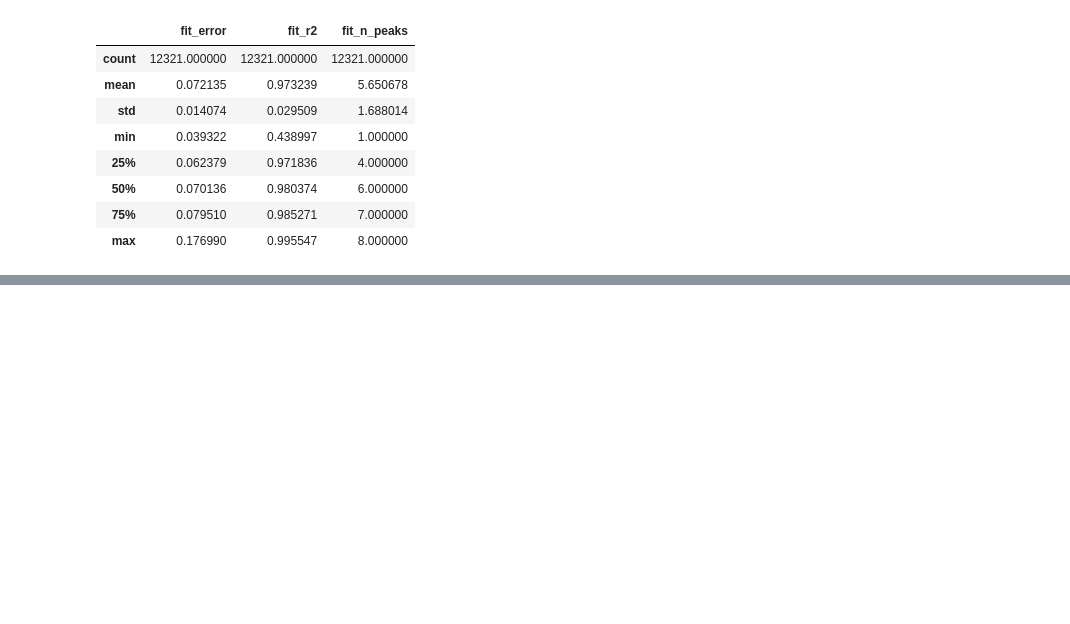
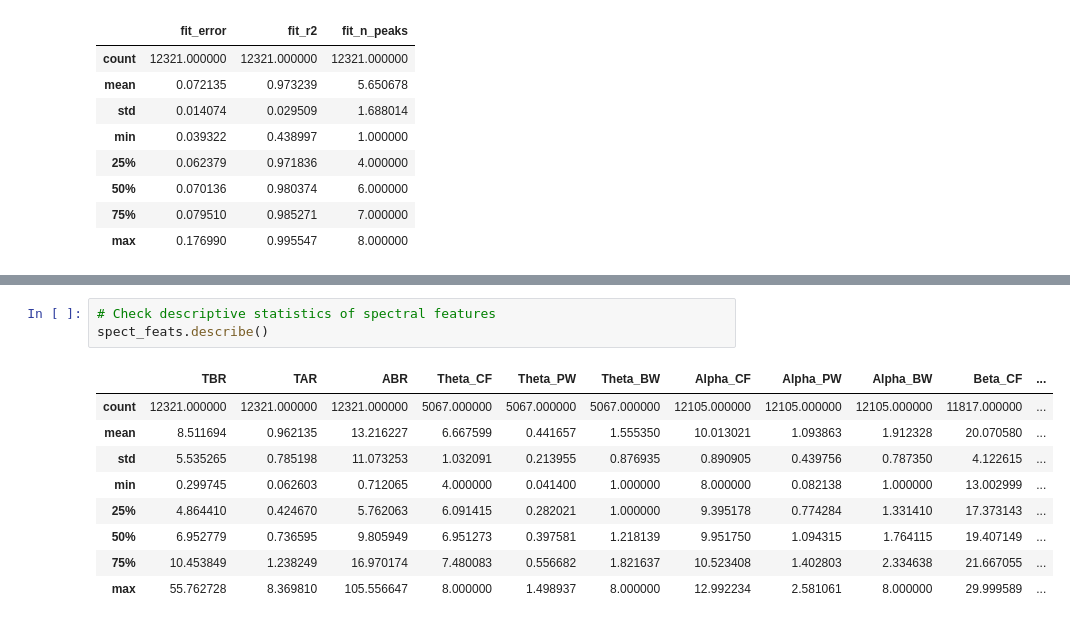
Before and after one commit to voytekresearch/BandRatios, a Jupyter notebook: notebooks/A2-EEGDataChecks.ipynb, the cells around one changed output, grey strips where cells are left out. Saved outputs shown, nothing was run; the diff lists cells and outputs as text; blank space fills up the shorter version.

```diff
--- a/notebooks/A2-EEGDataChecks.ipynb
+++ b/notebooks/A2-EEGDataChecks.ipynb
@@ -126,0 +137,13 @@ axes[2].set_title('Number of Fit Peaks', {'fontsize' : 20});
+# %%
+# Check descriptive statistics of spectral features
+spect_feats.describe()
+# %% [output]
+|  | TBR | TAR | ABR | Theta_CF | Theta_PW | Theta_BW | Alpha_CF | Alpha_PW | Alpha_BW | Beta_CF | ... |
+| count | 12321.000000 | 12321.000000 | 12321.000000 | 5067.000000 | 5067.000000 | 5067.000000 | 12105.000000 | 12105.000000 | 12105.000000 | 11817.000000 | ... |
+| mean | 8.511694 | 0.962135 | 13.216227 | 6.667599 | 0.441657 | 1.555350 | 10.013021 | 1.093863 | 1.912328 | 20.070580 | ... |
+| std | 5.535265 | 0.785198 | 11.073253 | 1.032091 | 0.213955 | 0.876935 | 0.890905 | 0.439756 | 0.787350 | 4.122615 | ... |
+| min | 0.299745 | 0.062603 | 0.712065 | 4.000000 | 0.041400 | 1.000000 | 8.000000 | 0.082138 | 1.000000 | 13.002999 | ... |
+| 25% | 4.864410 | 0.424670 | 5.762063 | 6.091415 | 0.282021 | 1.000000 | 9.395178 | 0.774284 | 1.331410 | 17.373143 | ... |
+| 50% | 6.952779 | 0.736595 | 9.805949 | 6.951273 | 0.397581 | 1.218139 | 9.951750 | 1.094315 | 1.764115 | 19.407149 | ... |
+| 75% | 10.453849 | 1.238249 | 16.970174 | 7.480083 | 0.556682 | 1.821637 | 10.523408 | 1.402803 | 2.334638 | 21.667055 | ... |
+| max | 55.762728 | 8.369810 | 105.556647 | 8.000000 | 1.498937 | 8.000000 | 12.992234 | 2.581061 | 8.000000 | 29.999589 | ... |
```
Also changed, not shown: parts of 6 cells of this notebook, 1 other file.
